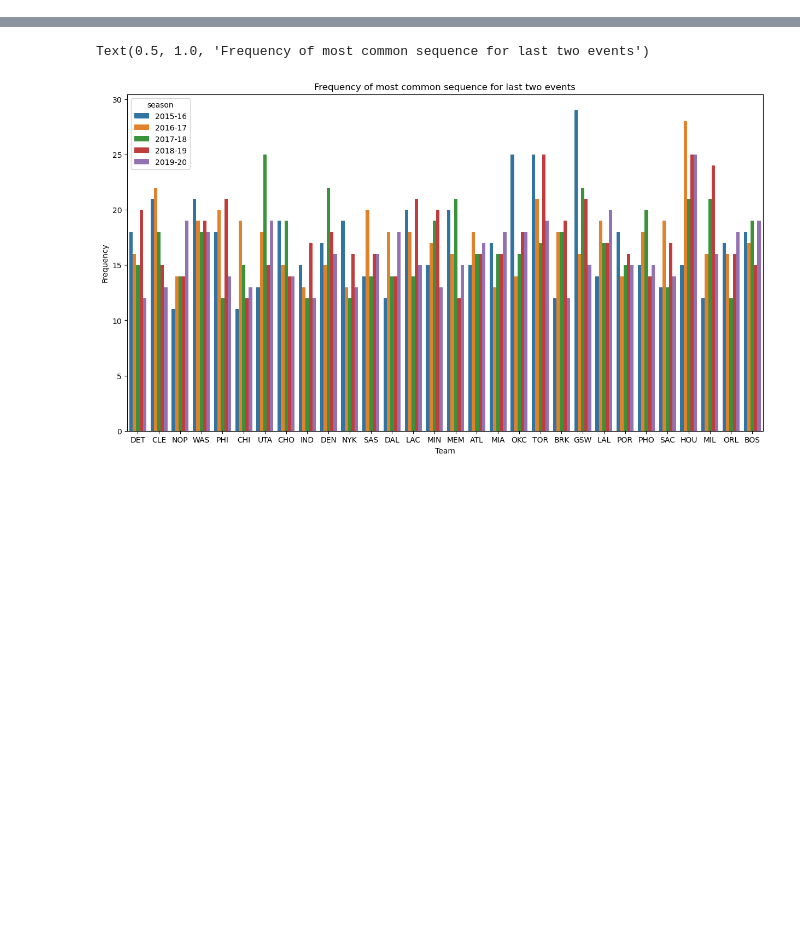
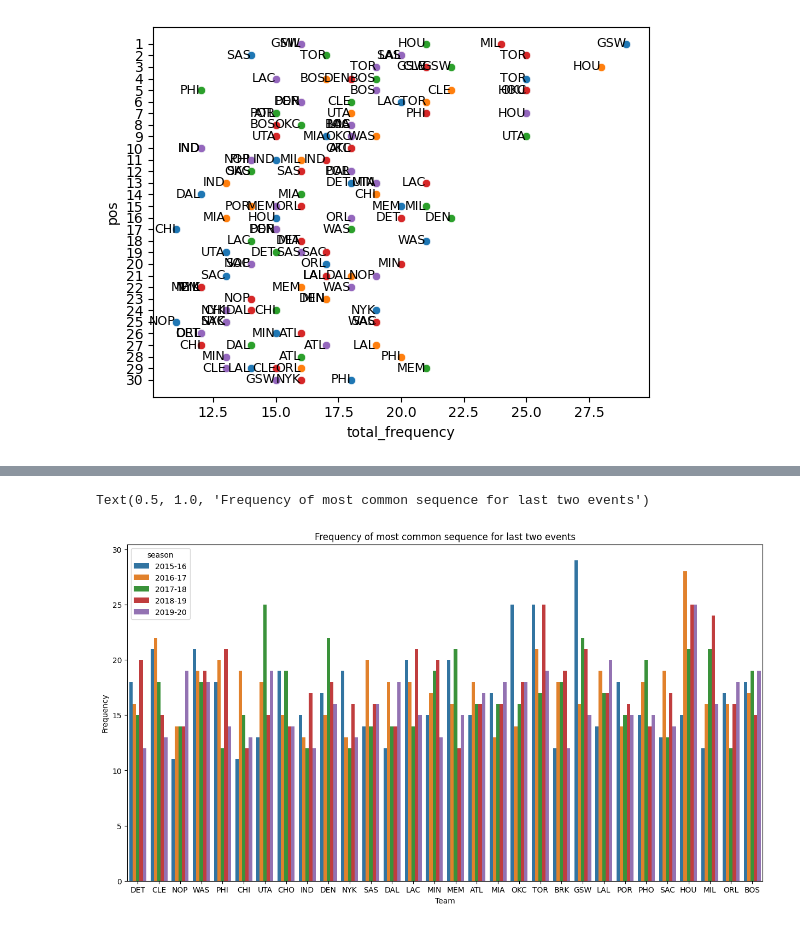
Before and after one commit to isevr/NBA_runs_prediction, a Jupyter notebook: check_queries.ipynb, the cells around one changed output, grey strips where cells are left out. Saved outputs shown, nothing was run; the diff lists cells and outputs as text; code cells hidden in the pictures; blank space fills up the shorter version.

```diff
--- a/check_queries.ipynb
+++ b/check_queries.ipynb
@@ -19,0 +78,26 @@ df = concat(teams)
+# %%
+import os
+
+seasons = []
+for file in os.listdir('standings'):
+    seasons.append(str(file))
+
+
+for season, seas in zip(seasons,df.season.unique()):
+    standings = pd.read_csv('standings/'+season)
+    standings.columns = ['team','pos']
+
+    dff = df[(df.event==2) & (df.season==seas)]
+
+    dff = pd.merge(left=dff, right=standings, how='inner')
+
+    sns.scatterplot(dff, x='total_frequency',y='pos')
+
+    for i, row in dff.iterrows():
+        plt.text(row['total_frequency'], row['pos'], row['team'],
+                fontsize=9, ha='right', va='center')
+
+    plt.yticks([i for i in range(1,31)])
+    plt.gca().invert_yaxis()
+# %% [output]
+[figure, added]
```
Also changed, not shown: parts of 3 cells of this notebook, 4 other files.
